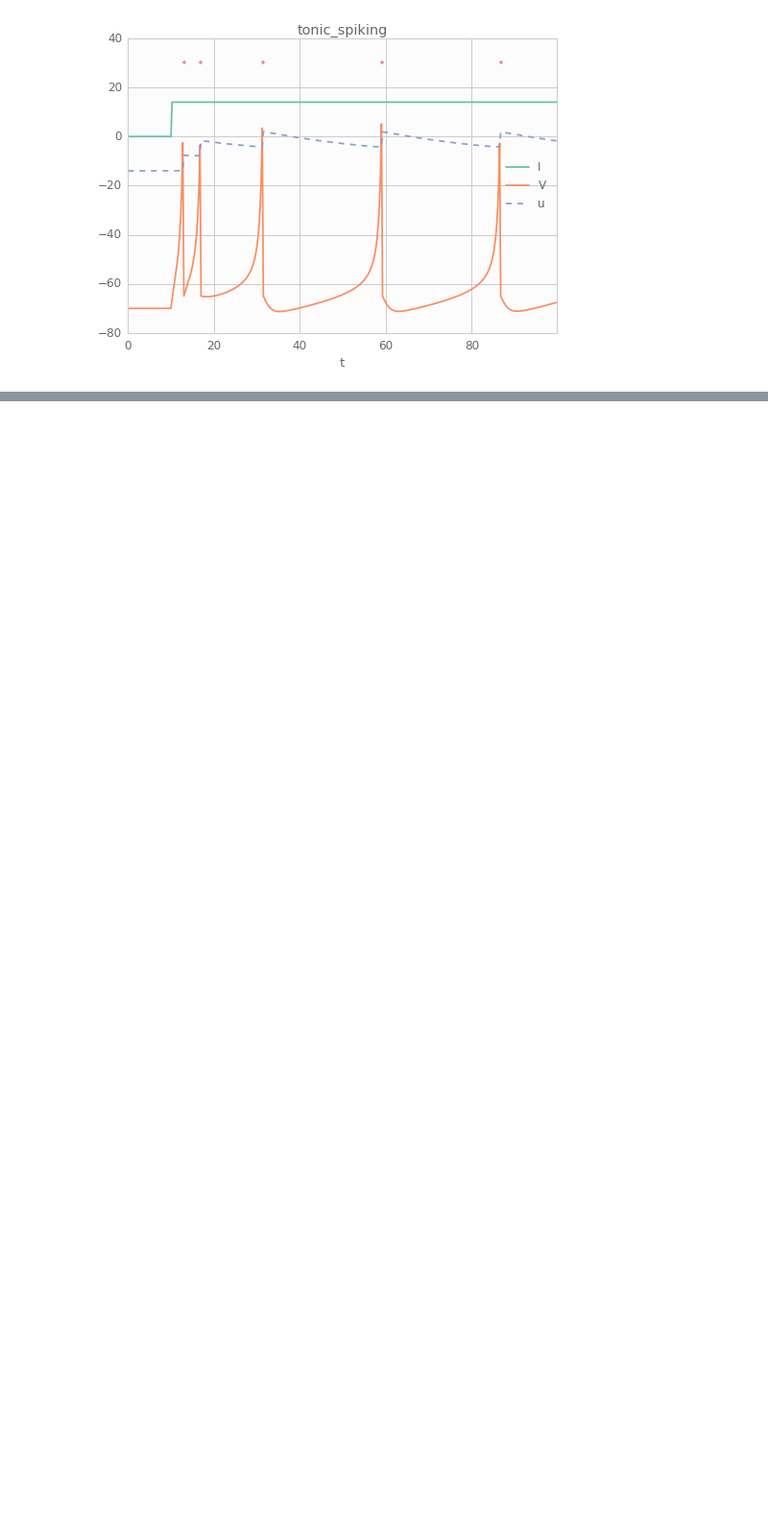
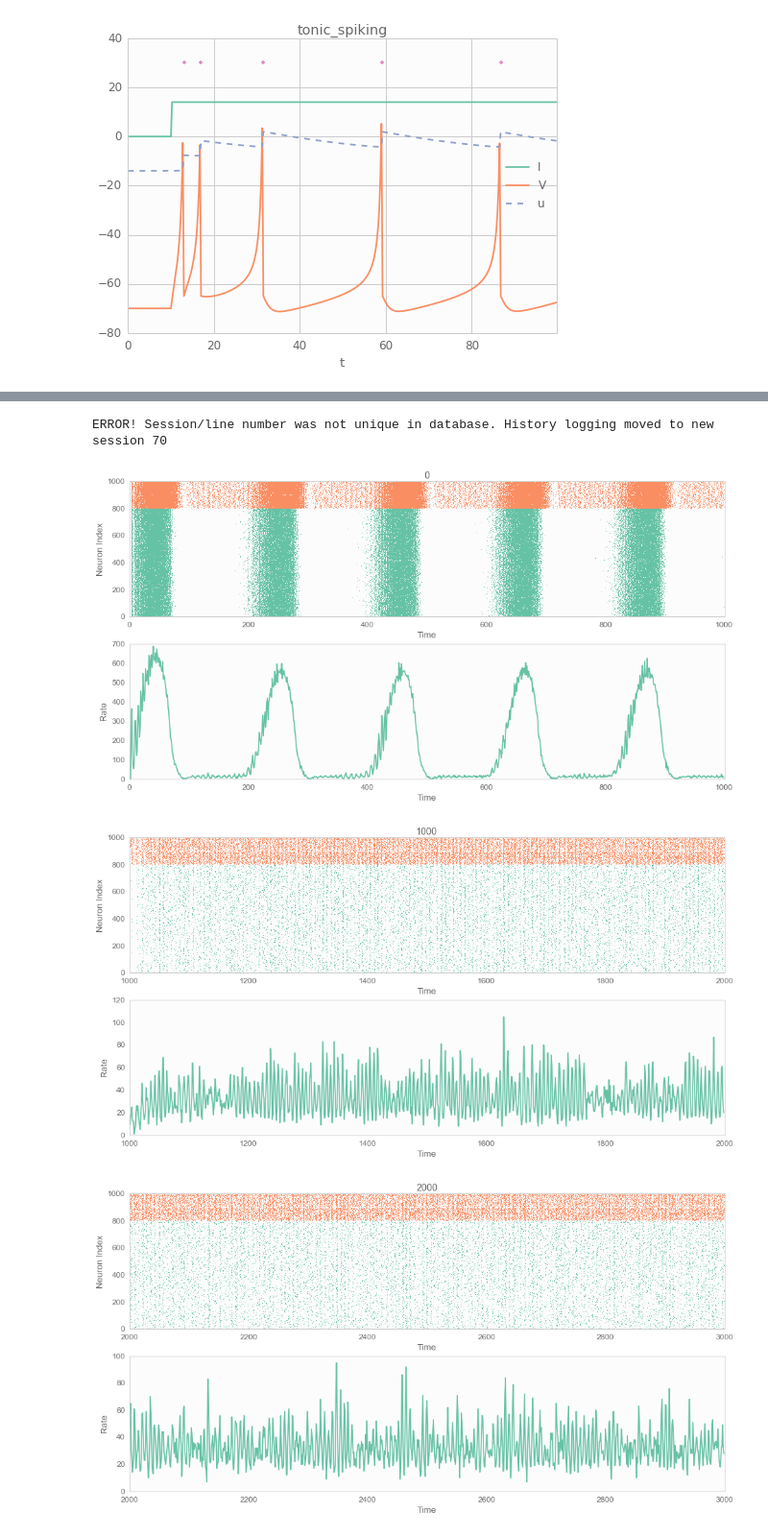
Before and after one commit to fomorians/neural-rs, a Jupyter notebook: Neural.ipynb, the cells around one changed output, grey strips where cells are left out. Shown at 96% size. Cells and saved outputs as stored; diff of their text form; code cells hidden in the pictures; blank space fills up the shorter version.

```diff
--- a/Neural.ipynb
+++ b/Neural.ipynb
@@ -149,3 +173,18 @@ ax2.set_ylabel("Rate")
 # %%
-spikes = pd.read_csv('./tests/results/stdp.csv')
-rates = pd.read_csv('./tests/results/stdp_rate.csv')
+spikes = pd.read_csv('./examples/results/stdp.csv')
+rates = pd.read_csv('./examples/results/stdp_rate.csv')
+
+window_limit = 10000
+window_size = 1000
+
+window_offset = 0
+while True:
+    plot_window(spikes, rates, window_offset, window_size)
+    window_offset += window_size
+    if window_offset >= window_limit:
+        break
+# %% [output]
+ERROR! Session/line number was not unique in database. History logging moved to new session 70
+[figure, added]
+[figure, added]
+[figure, added]
```
Also changed, not shown: parts of 5 cells of this notebook, 11 other files.
